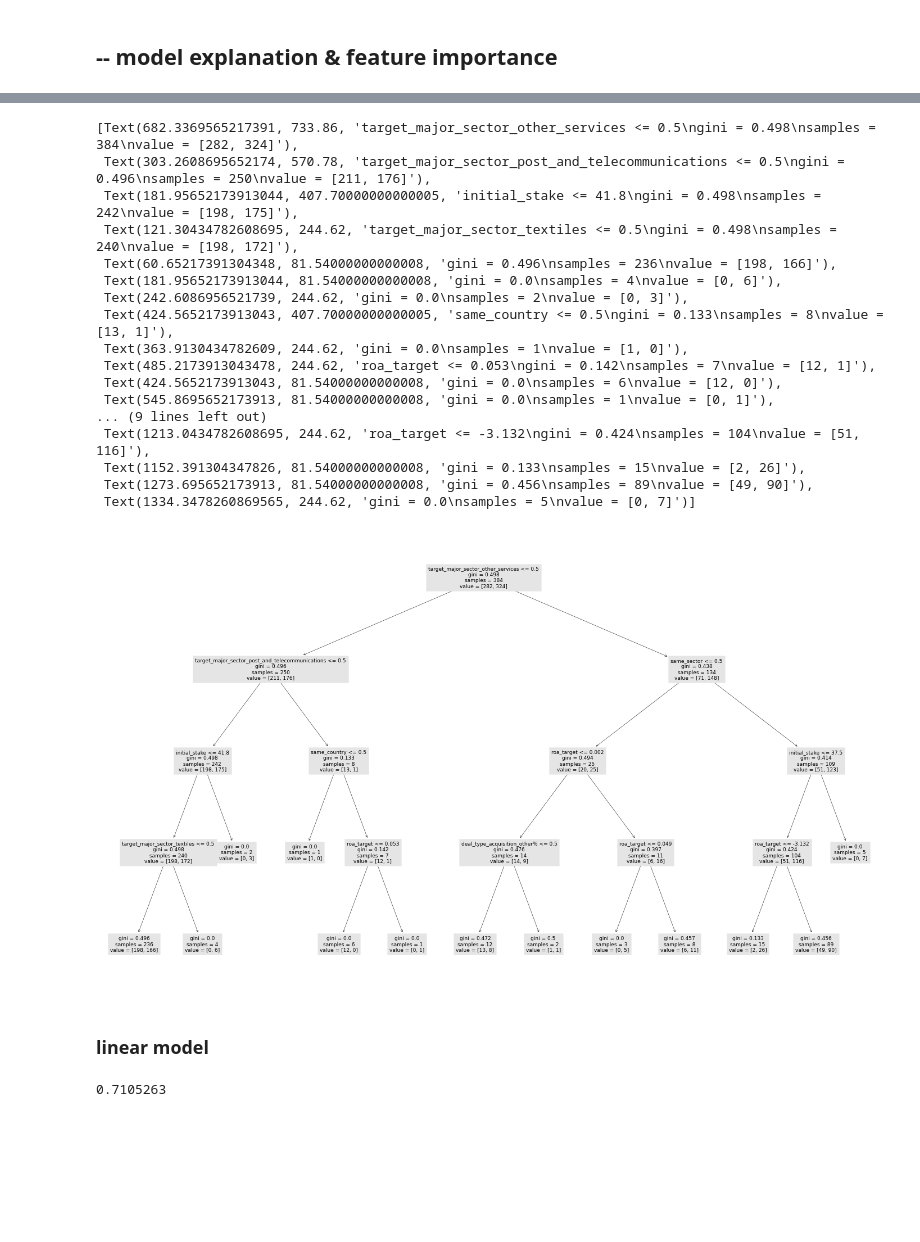
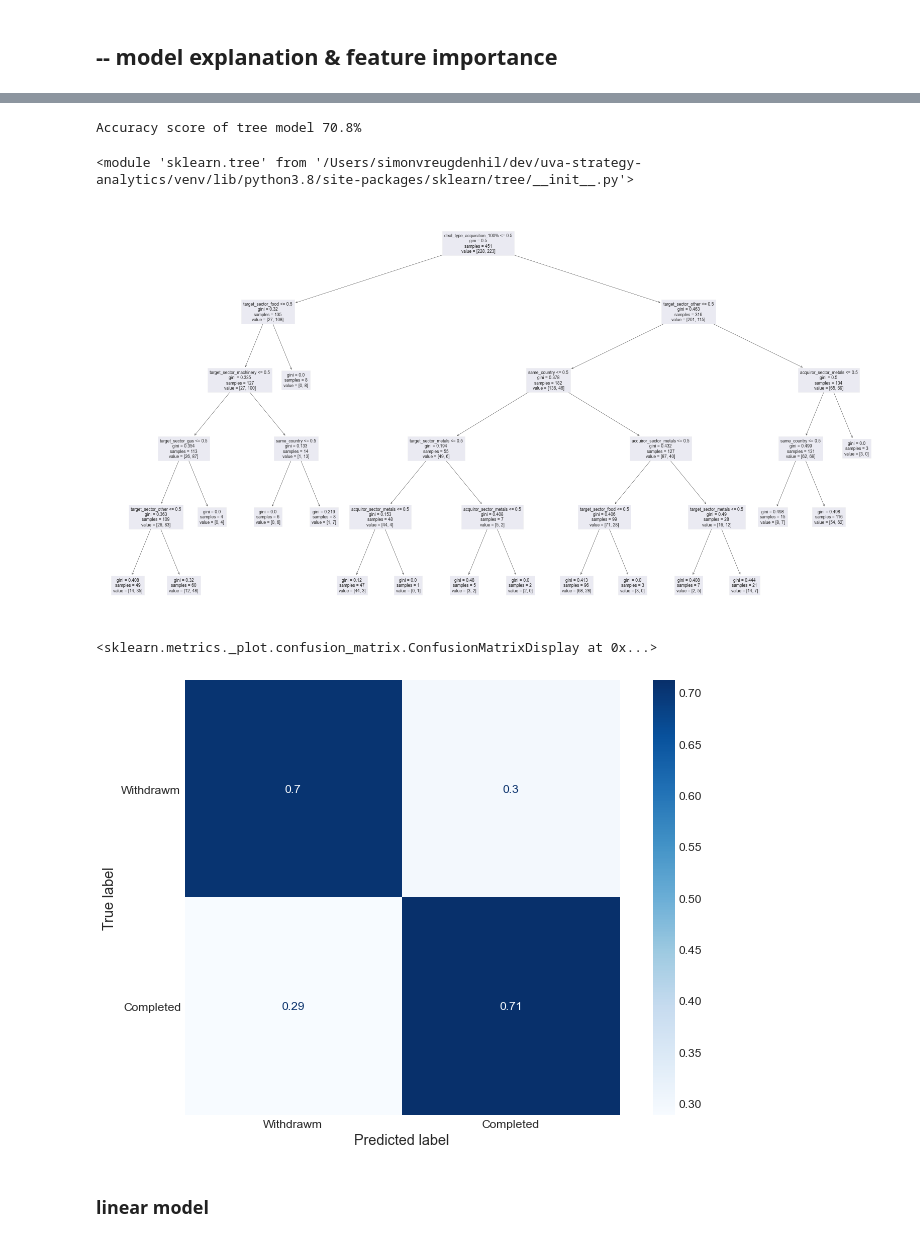
Before and after one commit to happyhil/uva-strategy-analytics, a Jupyter notebook: assignments/assignment1/model.ipynb, the cells around one changed output, grey strips where cells are left out. Cells and saved outputs as stored; diff of their text form; code cells hidden in the pictures; blank space fills up the shorter version.

```diff
--- a/assignments/assignment1/model.ipynb
+++ b/assignments/assignment1/model.ipynb
@@ -17,6 +17,7 @@ import matplotlib
 import matplotlib.pyplot as plt
 plt.style.use("ggplot")
 plt.rcParams["figure.figsize"] = [12, 8]
+matplotlib.rcParams.update({'font.size': 12})
 # %%
 def _seq_forward_selection(dataf, ycolumn, xcolumns, test_size, method, seed=99):
     """Sequential forward selection of available features based on holdout performance"""
@@ -210,15 +230,13 @@ plot_fitting_graph(scores)
 # %%
-# model_to_run = 'tree'
-model_to_run = 'randomforest'
+model_to_run = 'tree'
 selected_features = model_comparison[model_to_run]['features']
 X = df[selected_features].values
 y = df[ycolumn].values
 X_train, X_test, y_train, y_test = train_test_split(X, y, test_size=test_size, random_state=seed)
-# scaler = StandardScaler()
-# X_train = scaler.fit_transform(X_train)
-# X_test = scaler.transform(X_test)
-classifier = RandomForestClassifier(n_estimators=100, max_depth=4, random_state=seed)
-# classifier = DecisionTreeClassifier(min_samples_leaf=int(round(len(X_train)*0.01)), random_state=seed)
+if model_to_run == 'tree':
+    classifier = DecisionTreeClassifier(max_depth=5, min_samples_leaf=1, random_state=seed)
+elif model_to_run == 'randomforest':
+    classifier = RandomForestClassifier(max_depth=5, n_estimators=100, random_state=seed)
 classifier.fit(X_train, y_train)
 y_predict = classifier.predict(X_test)
 score = round(metrics.accuracy_score(y_test, y_predict), 7)
@@ -253,23 +243,14 @@ for x in df[selected_features].columns:
+# %%
+print(f'Accuracy score of {method} model {round(score, 3)*100}%')
+# %% [output]
+Accuracy score of tree model 70.8%
 # %%
-# tree.plot_tree(classifier)
-plt.figure(figsize=(25,15))
-tree.plot_tree(classifier.estimators_[0], feature_names=selected_features, fontsize=9)
+plt.figure(figsize=(28,15))
+if model_to_run == 'tree':
+    tree.plot_tree(classifier, feature_names=selected_features, fontsize=8.5)
+elif model_to_run == 'randomforest':
+    tree.plot_tree(classifier.estimators_[0], feature_names=selected_features, fontsize=9)
+tree
 # %% [output]
-[Text(682.3369565217391, 733.86, 'target_major_sector_other_services <= 0.5\ngini = 0.498\nsamples = 384\nvalue = [282, 324]'),
- Text(303.2608695652174, 570.78, 'target_major_sector_post_and_telecommunications <= 0.5\ngini = 0.496\nsamples = 250\nvalue = [211, 176]'),
- Text(181.95652173913044, 407.70000000000005, 'initial_stake <= 41.8\ngini = 0.498\nsamples = 242\nvalue = [198, 175]'),
- Text(121.30434782608695, 244.62, 'target_major_sector_textiles <= 0.5\ngini = 0.498\nsamples = 240\nvalue = [198, 172]'),
- Text(60.65217391304348, 81.54000000000008, 'gini = 0.496\nsamples = 236\nvalue = [198, 166]'),
- Text(181.95652173913044, 81.54000000000008, 'gini = 0.0\nsamples = 4\nvalue = [0, 6]'),
- Text(242.6086956521739, 244.62, 'gini = 0.0\nsamples = 2\nvalue = [0, 3]'),
- Text(424.5652173913043, 407.70000000000005, 'same_country <= 0.5\ngini = 0.133\nsamples = 8\nvalue = [13, 1]'),
- Text(363.9130434782609, 244.62, 'gini = 0.0\nsamples = 1\nvalue = [1, 0]'),
- Text(485.2173913043478, 244.62, 'roa_target <= 0.053\ngini = 0.142\nsamples = 7\nvalue = [12, 1]'),
- Text(424.5652173913043, 81.54000000000008, 'gini = 0.0\nsamples = 6\nvalue = [12, 0]'),
- Text(545.8695652173913, 81.54000000000008, 'gini = 0.0\nsamples = 1\nvalue = [0, 1]'),
-... (9 lines left out)
- Text(1213.0434782608695, 244.62, 'roa_target <= -3.132\ngini = 0.424\nsamples = 104\nvalue = [51, 116]'),
- Text(1152.391304347826, 81.54000000000008, 'gini = 0.133\nsamples = 15\nvalue = [2, 26]'),
- Text(1273.695652173913, 81.54000000000008, 'gini = 0.456\nsamples = 89\nvalue = [49, 90]'),
- Text(1334.3478260869565, 244.62, 'gini = 0.0\nsamples = 5\nvalue = [0, 7]')]
+<module 'sklearn.tree' from '/Users/simonvreugdenhil/dev/uva-strategy-analytics/venv/lib/python3.8/site-packages/sklearn/tree/__init__.py'>
-[figure, old version]
+[figure, new version]
@@ -276,3 +267,17 @@ tree.plot_tree(classifier.estimators_[0], feature_names=selected_features, fonts
+# %%
+from sklearn.metrics import plot_confusion_matrix
+plt.style.use("seaborn-dark")
+
+pltconf = plot_confusion_matrix(classifier,
+                                X_test,
+                                y_test,
+                                display_labels=['Withdrawm', 'Completed'],
+                                cmap=plt.cm.Blues,
+                                normalize='true')
+pltconf
+# %% [output]
+<sklearn.metrics._plot.confusion_matrix.ConfusionMatrixDisplay at 0x...>
+[figure, added]
 # %% [markdown]
 ### linear model
 # %%
@@ -288,7 +293,3 @@ classifier = LinearSVC(max_iter=100000, dual=True, random_state=seed)
 classifier.fit(X_train, y_train)
 y_predict = classifier.predict(X_test)
 score = round(metrics.accuracy_score(y_test, y_predict), 7)
-# %%
-score
-# %% [output]
-0.7105263
```
Also changed, not shown: parts of 20 cells of this notebook, 4 other files.
